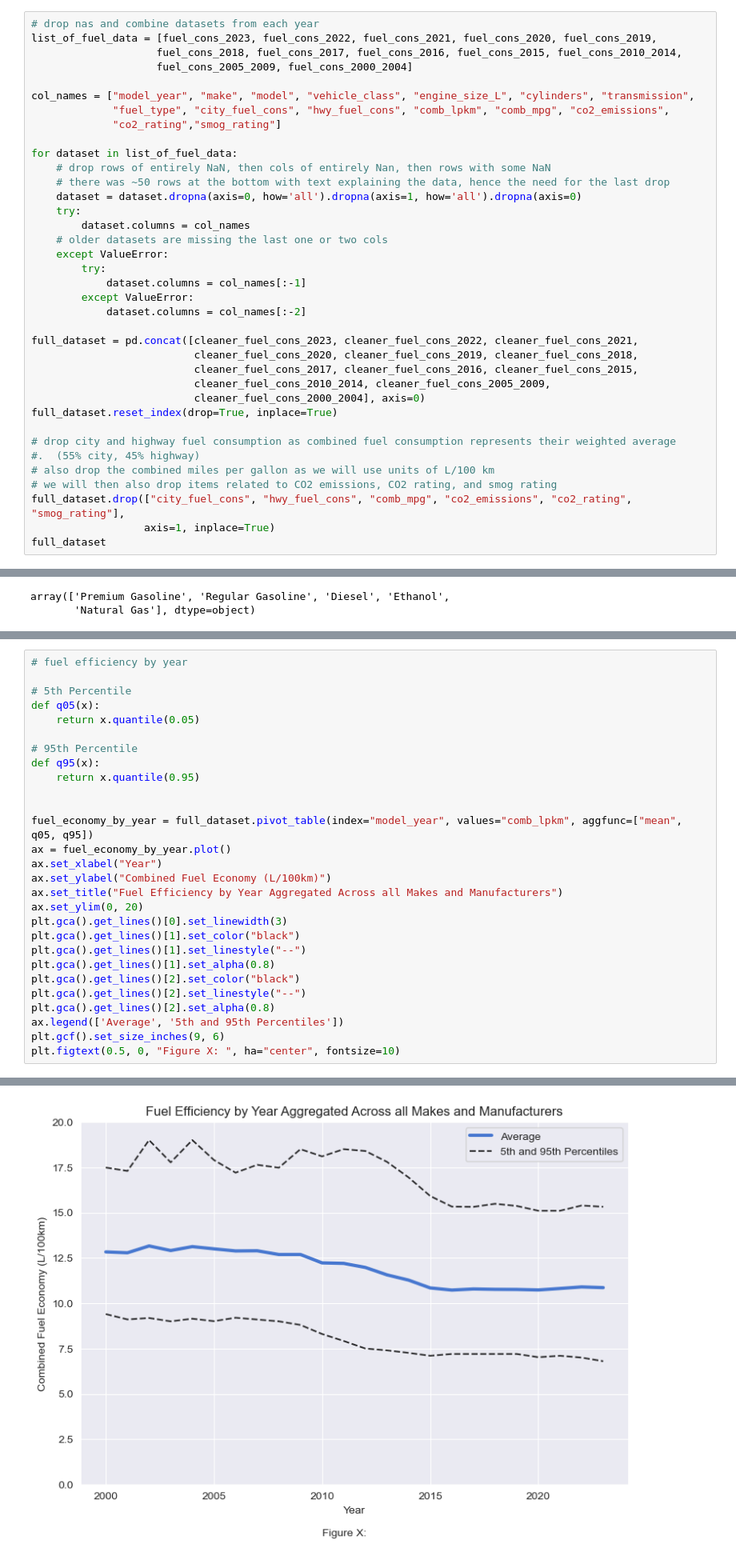
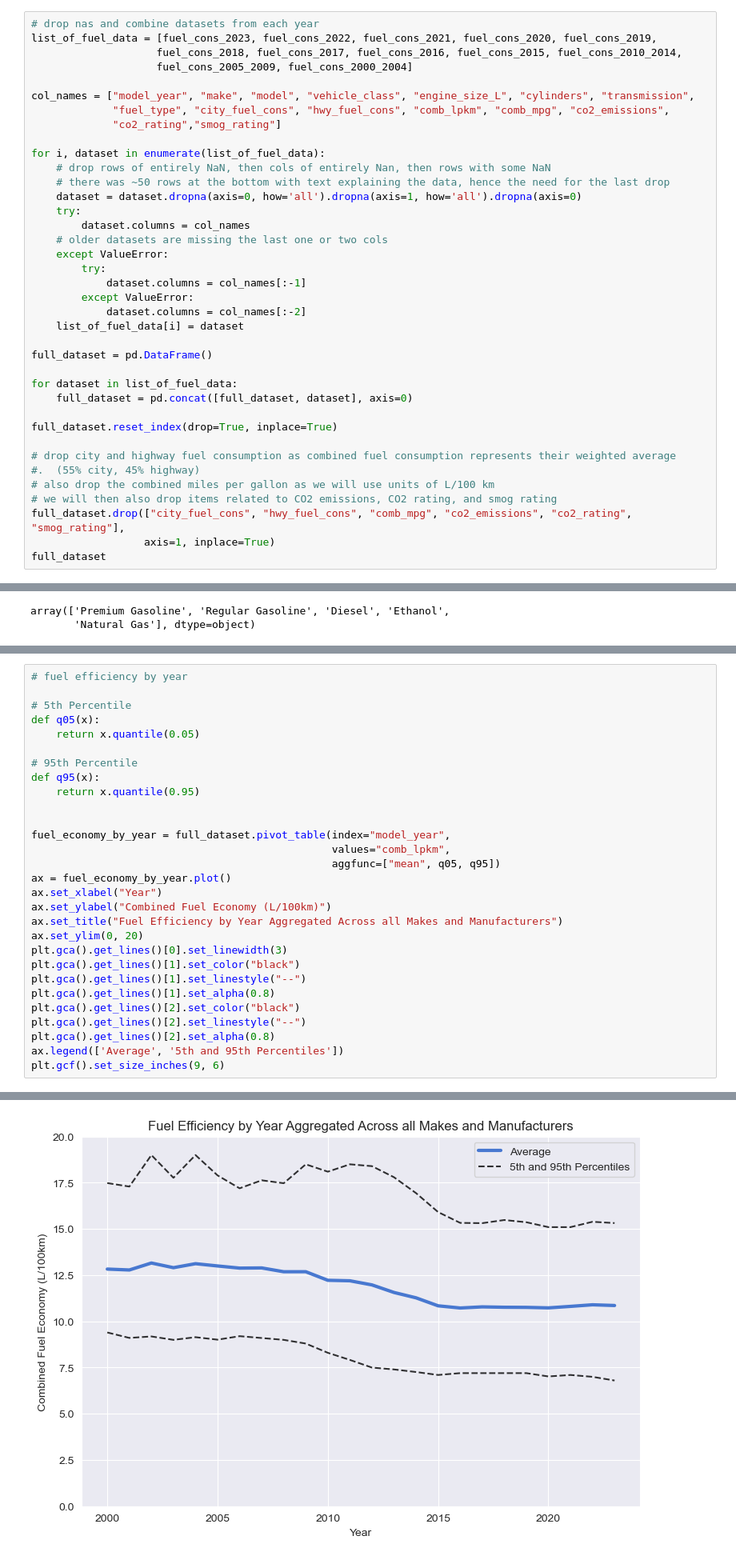
Before and after one commit to alexproskiw/Fuel-Efficiency-of-Canadian-Vehicles-Trends-and-Predictions, a Jupyter notebook: ECON323 Final Project.ipynb, the cells around one changed output, grey strips where cells are left out. Shown at 80% size. Saved outputs shown, nothing was run; the diff lists cells and outputs as text.

Commit message:
fixed syntax error, started adding figure explanations

```diff
--- a/ECON323 Final Project.ipynb
+++ b/ECON323 Final Project.ipynb
@@ -86,7 +86,7 @@ col_names = ["model_year", "make", "model", "vehicle_class", "engine_size_L", "c
              "fuel_type", "city_fuel_cons", "hwy_fuel_cons", "comb_lpkm", "comb_mpg", "co2_emissions",
              "co2_rating","smog_rating"]
 
-for dataset in list_of_fuel_data:
+for i, dataset in enumerate(list_of_fuel_data):
     # drop rows of entirely NaN, then cols of entirely Nan, then rows with some NaN
     # there was ~50 rows at the bottom with text explaining the data, hence the need for the last drop
     dataset = dataset.dropna(axis=0, how='all').dropna(axis=1, how='all').dropna(axis=0)
@@ -98,12 +98,13 @@ for dataset in list_of_fuel_data:
             dataset.columns = col_names[:-1]
         except ValueError:
             dataset.columns = col_names[:-2]
+    list_of_fuel_data[i] = dataset
 
-full_dataset = pd.concat([cleaner_fuel_cons_2023, cleaner_fuel_cons_2022, cleaner_fuel_cons_2021,
-                          cleaner_fuel_cons_2020, cleaner_fuel_cons_2019, cleaner_fuel_cons_2018,
-                          cleaner_fuel_cons_2017, cleaner_fuel_cons_2016, cleaner_fuel_cons_2015,
-                          cleaner_fuel_cons_2010_2014, cleaner_fuel_cons_2005_2009,
-                          cleaner_fuel_cons_2000_2004], axis=0)
+full_dataset = pd.DataFrame()
+
+for dataset in list_of_fuel_data:
+    full_dataset = pd.concat([full_dataset, dataset], axis=0)
+
 full_dataset.reset_index(drop=True, inplace=True)
 
 # drop city and highway fuel consumption as combined fuel consumption represents their weighted average
@@ -278,7 +291,9 @@ def q95(x):
     return x.quantile(0.95)
 
 
-fuel_economy_by_year = full_dataset.pivot_table(index="model_year", values="comb_lpkm", aggfunc=["mean", q05, q95])
+fuel_economy_by_year = full_dataset.pivot_table(index="model_year",
+                                                values="comb_lpkm",
+                                                aggfunc=["mean", q05, q95])
 ax = fuel_economy_by_year.plot()
 ax.set_xlabel("Year")
 ax.set_ylabel("Combined Fuel Economy (L/100km)")
@@ -293,5 +308,4 @@ plt.gca().get_lines()[2].set_linestyle("--")
 plt.gca().get_lines()[2].set_alpha(0.8)
 ax.legend(['Average', '5th and 95th Percentiles'])
 plt.gcf().set_size_inches(9, 6)
-plt.figtext(0.5, 0, "Figure X: ", ha="center", fontsize=10)
 # %% [output]
@@ -299 +312 @@ Text(0.5, 0, 'Figure X: ')
-[figure, old version]
+[figure, new version]
```
Also changed, not shown: parts of 35 cells of this notebook, 1 other file.
